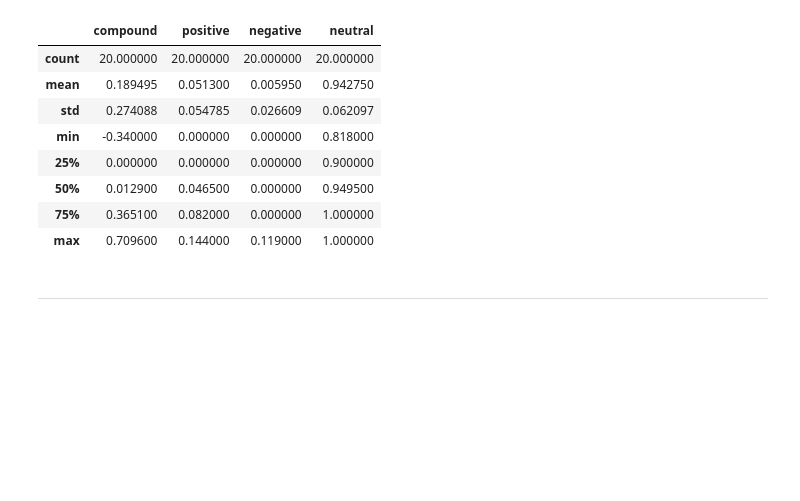
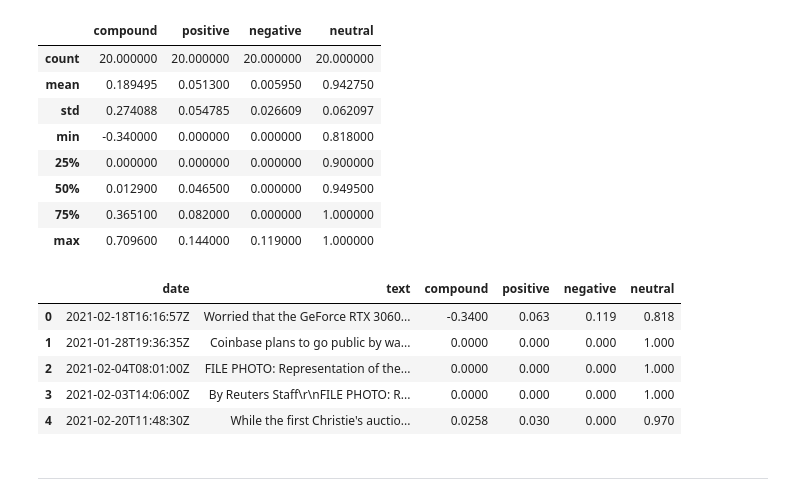
Before and after one commit to aalfiler/NLP, a Jupyter notebook: Code/crypto_sentiment.ipynb, the cells around one changed output. Cells and saved outputs as stored; diff of their text form; code cells hidden in the pictures; blank space fills up the shorter version.

```diff
--- a/Code/crypto_sentiment.ipynb
+++ b/Code/crypto_sentiment.ipynb
@@ -189,3 +192,12 @@ crypto_df.to_csv(crypto_path, index=False, encoding='utf-8-sig')
+# %%
+eth_sentiment_df.head()
+# %% [output]
+|  | date | text | compound | positive | negative | neutral |
+| 0 | 2021-02-18T16:16:57Z | Worried that the GeForce RTX 3060... | -0.3400 | 0.063 | 0.119 | 0.818 |
+| 1 | 2021-01-28T19:36:35Z | Coinbase plans to go public by wa... | 0.0000 | 0.000 | 0.000 | 1.000 |
+| 2 | 2021-02-04T08:01:00Z | FILE PHOTO: Representation of the... | 0.0000 | 0.000 | 0.000 | 1.000 |
+| 3 | 2021-02-03T14:06:00Z | By Reuters Staff\r\nFILE PHOTO: R... | 0.0000 | 0.000 | 0.000 | 1.000 |
+| 4 | 2021-02-20T11:48:30Z | While the first Christie's auctio... | 0.0258 | 0.030 | 0.000 | 0.970 |
 # %% [markdown]
 ---
 # %% [markdown]
```
Also changed, not shown: parts of 29 cells of this notebook, 2 other files.
